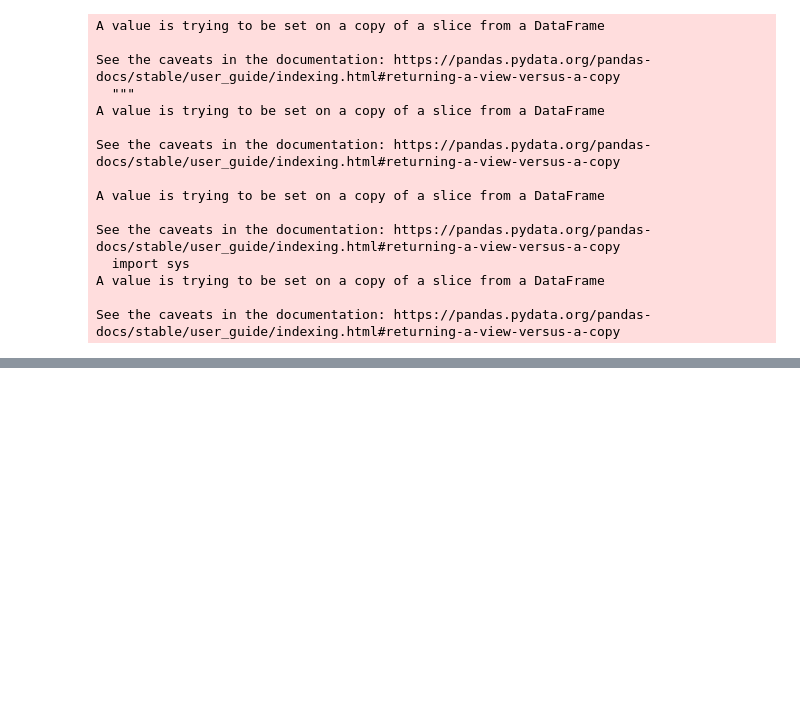
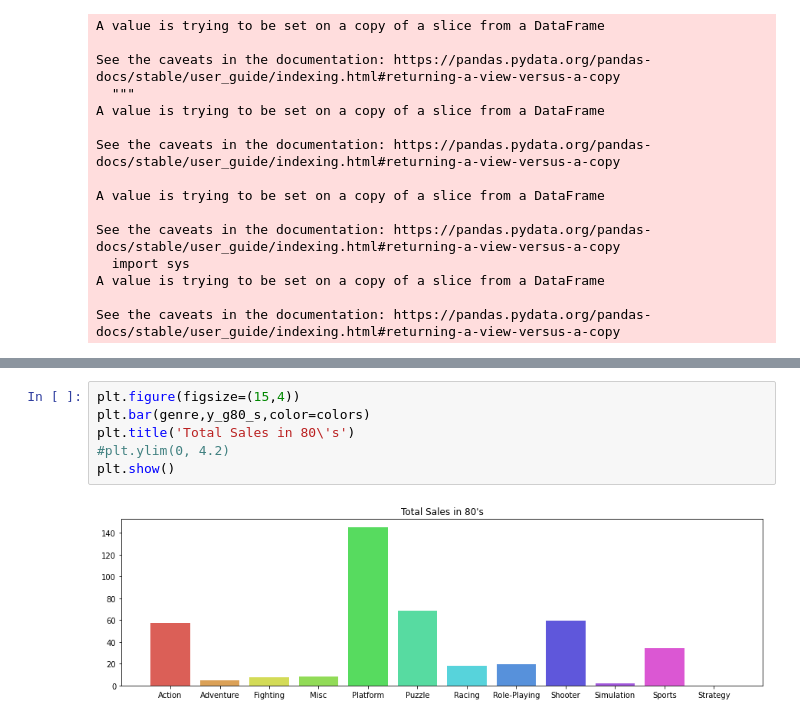
Before and after one commit to suzzini/DS_Project, a Jupyter notebook: DS_Project1.ipynb, the cells around one changed output, grey strips where cells are left out. Drawn from its saved outputs; the diff is of its cells as text; blank space fills up the shorter version.

```diff
--- a/DS_Project1.ipynb
+++ b/DS_Project1.ipynb
@@ -69,0 +256,8 @@ Name: Other_Sales, Length: 16598, dtype: float64
+# %%
+plt.figure(figsize=(15,4))
+plt.bar(genre,y_g80_s,color=colors)
+plt.title('Total Sales in 80\'s')
+#plt.ylim(0, 4.2)
+plt.show()
+# %% [output]
+[figure, added]
```
Also changed, not shown: parts of 91 cells of this notebook.
